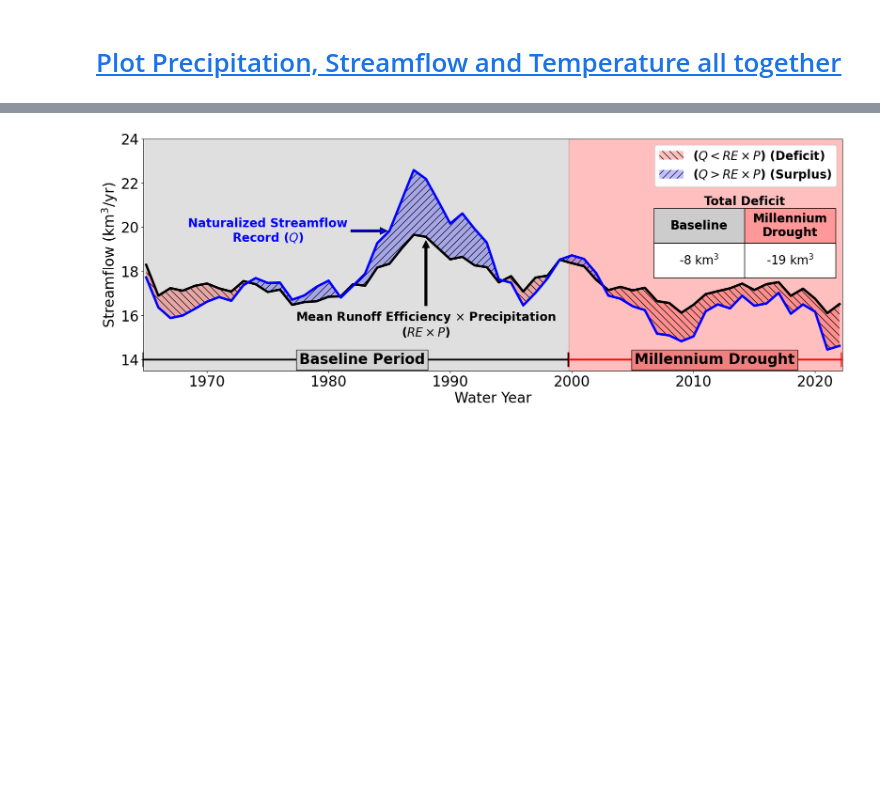
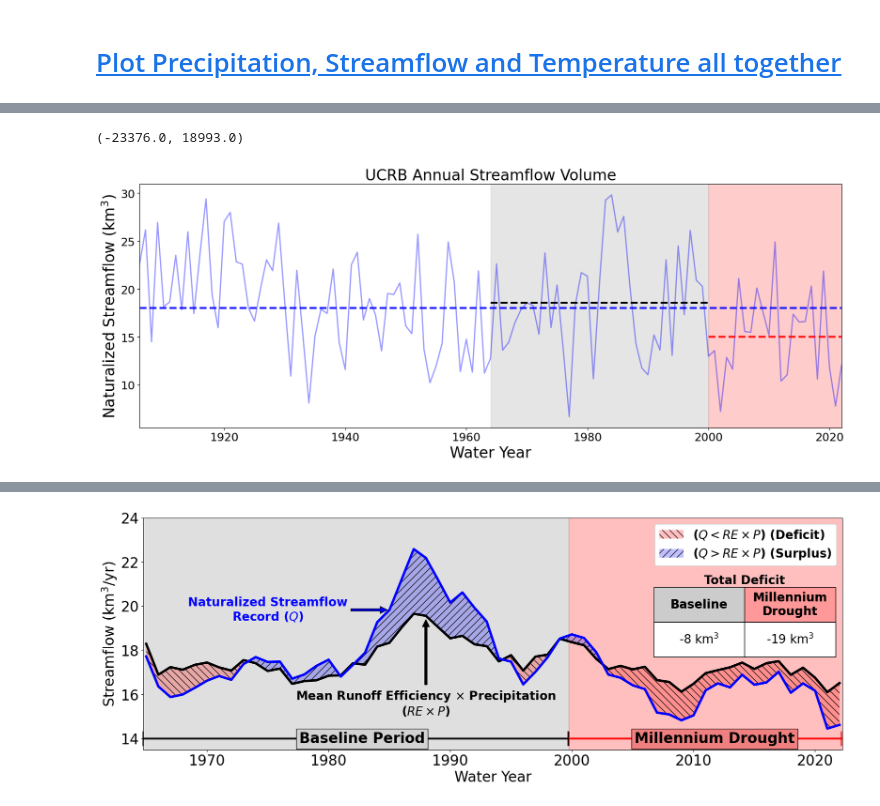
Before and after one commit to dlhogan97/Spring-Precipitation-Effect-CO-River, a Jupyter notebook: Upper_CO_Analysis/notebooks/01_UCRB_exploratory_analysis_20230425.ipynb, the cells around one changed output, grey strips where cells are left out. Cells and saved outputs as stored; diff of their text form; code cells hidden in the pictures; blank space fills up the shorter version.

```diff
--- a/Upper_CO_Analysis/notebooks/01_UCRB_exploratory_analysis_20230425.ipynb
+++ b/Upper_CO_Analysis/notebooks/01_UCRB_exploratory_analysis_20230425.ipynb
@@ -200,0 +216,74 @@ ucrb_naturalized_streamflow_tmp.index = ucrb_naturalized_streamflow.index.year
+# %%
+fig, ax = plt.subplots(figsize=(20,7))
+ax.plot(ucrb_naturalized_streamflow.index,
+        ucrb_naturalized_streamflow['annual_flow_km3'],
+        color='b',
+        alpha=0.4,
+        lw=2)
+####### RECORD #######
+# plot the mean between 1906 and 2022
+ax.axhline(ucrb_naturalized_streamflow['annual_flow_km3'].loc['1906':'2022'].mean(), color='b', lw=3,ls='--')
+# add label above the line on the far left of the plot 1906-1999 mean
+# ax.text(dt.datetime(1920,1,1),
+#         ucrb_naturalized_streamflow['annual_flow_km3'].loc['1906':'2022'].mean(),
+#         'Observational Record\nmean',
+#         # add white text box around the text
+#         bbox=dict(facecolor='white', alpha=1, edgecolor='k'),
+#         ha='center',
+#         va='center',
+#         color='b',
+#         size=20)
+######## MILLENNIUM DROUGHT ########
+# plot the mean between 2000 and 2022 starting on jan 1 2000
+ax.plot([dt.datetime(2000,1,1), dt.datetime(2022,1,1)],
+        [ucrb_naturalized_streamflow['annual_flow_km3'].loc['2000':'2022'].mean(), ucrb_naturalized_streamflow['annual_flow_km3'].loc['2000':'2022'].mean()],
+        color='r',
+        ls='--',
+        lw=3)
+# add label above the line on the far left of the plot 2000-2022 mean
+# ax.text(dt.datetime(2011,1,1),
+#         ucrb_naturalized_streamflow['annual_flow_km3'].loc['2000':'2022'].mean()-2,
+#         'Millennium Drought\nmean',
+#         # add white text box around the text
+#         bbox=dict(facecolor='white', alpha=1, edgecolor='k'),
+#         ha='center',
+#         va='center',
+#         color='r',
+#         size=20)
+
+# add axvspan between 2000 and 2022
+ax.axvspan(dt.datetime(1999,12,31), dt.datetime(2022,1,1), alpha=0.2, color='red')
+
+######## BASELINE PERIOD ########
+# plot the mean between 1964 and 1999 starting on jan 1 1964
+ax.plot([dt.datetime(1964,1,1), dt.datetime(1999,12,31)],
+        [ucrb_naturalized_streamflow['annual_flow_km3'].loc['1964':'1999'].mean(), ucrb_naturalized_streamflow['annual_flow_km3'].loc['1964':'1999'].mean()],
+        color='k',
+        ls='--',
+        lw=3)
+# # add label below the line on the far left of the plot 1964-1999 mean
+# ax.text(dt.datetime(1981,1,1),
+#         ucrb_naturalized_streamflow['annual_flow_km3'].loc['1964':'1999'].mean(),
+#         'Baseline mean',
+#         # add white text box around the text
+#         bbox=dict(facecolor='white', alpha=1, edgecolor='k'),
+#         ha='center',
+#         size=20)
+# add axvspan between 1964 and 1999
+ax.axvspan(dt.datetime(1964,1,1), dt.datetime(1999,12,31), alpha=0.2, color='gray')
+
+
+# tick parameters
+# increase tick size
+ax.tick_params(axis='both', which='major', labelsize=18)
+ax.tick_params(axis='both', which='minor', labelsize=18)
+# labels and titles
+ax.set_ylabel('Naturalized Streamflow (km$^3$)', size=24)
+ax.set_xlabel('Water Year', size=24)
+# Add title
+ax.set_title('UCRB Annual Streamflow Volume', size=24)
+# limits with datetime between 1910 and 2022
+ax.set_xlim([dt.datetime(1906,1,1), dt.datetime(2022,1,1)])
+# %% [output]
+(-23376.0, 18993.0)
+[figure, added]
```
Also changed, not shown: parts of 7 cells of this notebook, 4 other files.
